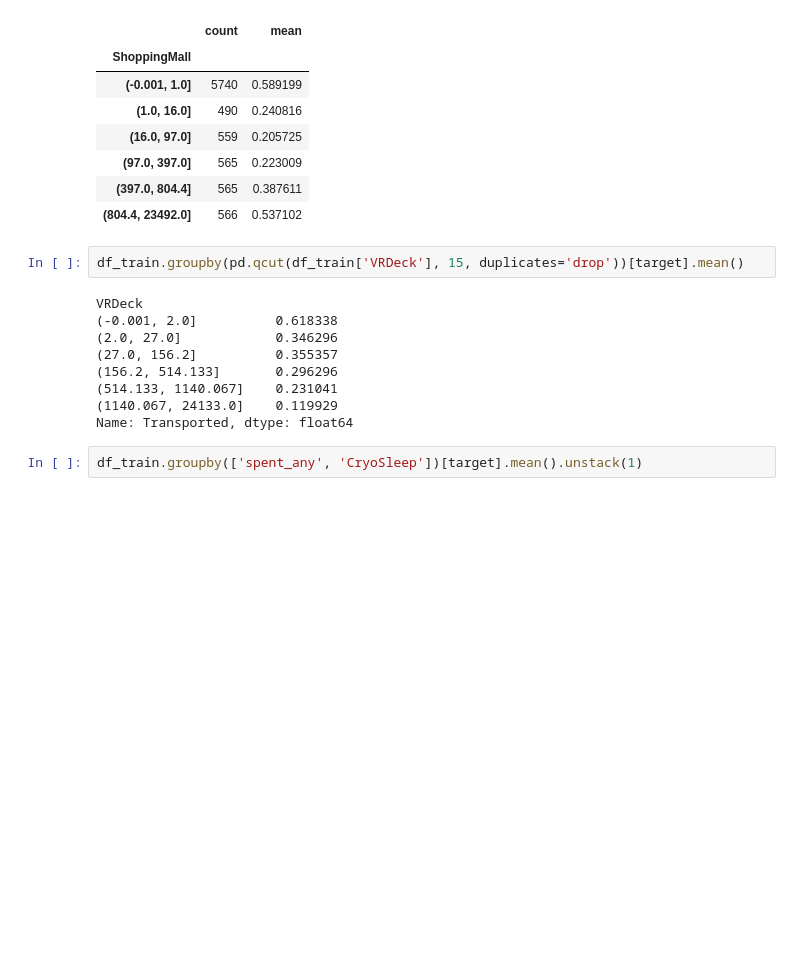
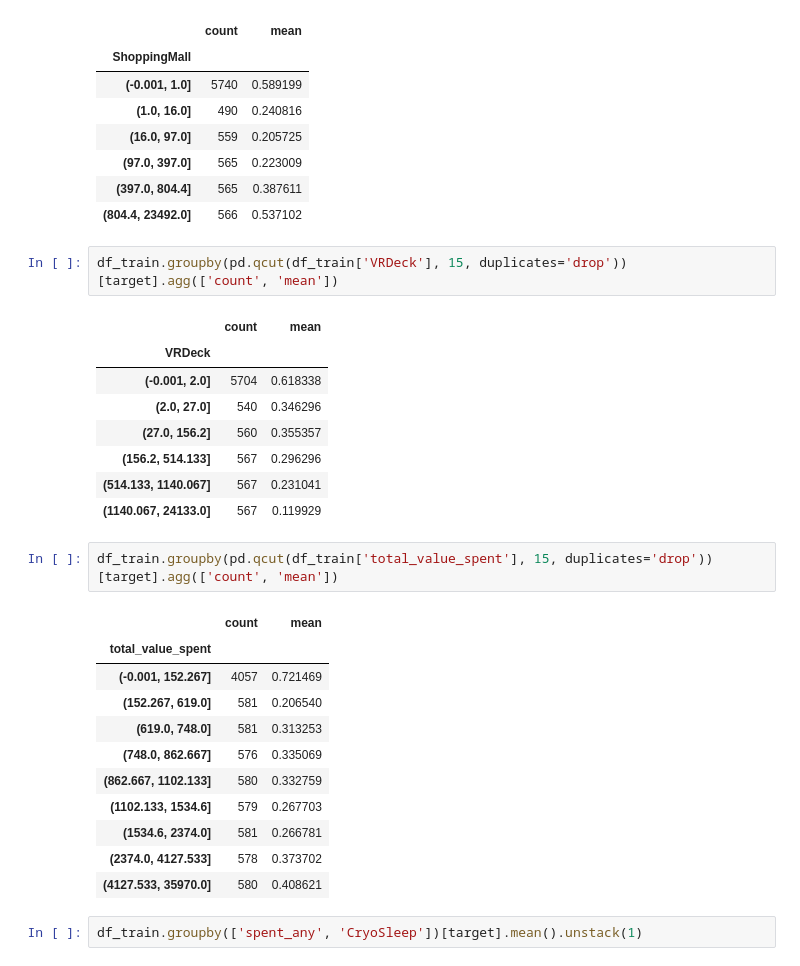
Before and after one commit to rodrigopzt/Kaggle-Competitions, a Jupyter notebook: Spaceship Titanic/spaceship_titanic.ipynb, the cells around one changed output. Saved outputs shown, nothing was run; the diff lists cells and outputs as text; blank space fills up the shorter version.

```diff
--- a/Spaceship Titanic/spaceship_titanic.ipynb
+++ b/Spaceship Titanic/spaceship_titanic.ipynb
@@ -169,16 +197,30 @@ df_train.groupby(pd.qcut(df_train['ShoppingMall'], 15, duplicates='drop'))[targe
 | (397.0, 804.4] | 565 | 0.387611 |
 | (804.4, 23492.0] | 566 | 0.537102 |
 # %%
-df_train.groupby(pd.qcut(df_train['VRDeck'], 15, duplicates='drop'))[target].mean()
+df_train.groupby(pd.qcut(df_train['VRDeck'], 15, duplicates='drop'))[target].agg(['count', 'mean'])
 # %% [output]
-VRDeck
-(-0.001, 2.0]          0.618338
-(2.0, 27.0]            0.346296
-(27.0, 156.2]          0.355357
-(156.2, 514.133]       0.296296
-(514.133, 1140.067]    0.231041
-(1140.067, 24133.0]    0.119929
-Name: Transported, dtype: float64
+|  | count | mean |
+| VRDeck |  |  |
+| (-0.001, 2.0] | 5704 | 0.618338 |
+| (2.0, 27.0] | 540 | 0.346296 |
+| (27.0, 156.2] | 560 | 0.355357 |
+| (156.2, 514.133] | 567 | 0.296296 |
+| (514.133, 1140.067] | 567 | 0.231041 |
+| (1140.067, 24133.0] | 567 | 0.119929 |
+# %%
+df_train.groupby(pd.qcut(df_train['total_value_spent'], 15, duplicates='drop'))[target].agg(['count', 'mean'])
+# %% [output]
+|  | count | mean |
+| total_value_spent |  |  |
+| (-0.001, 152.267] | 4057 | 0.721469 |
+| (152.267, 619.0] | 581 | 0.206540 |
+| (619.0, 748.0] | 581 | 0.313253 |
+| (748.0, 862.667] | 576 | 0.335069 |
+| (862.667, 1102.133] | 580 | 0.332759 |
+| (1102.133, 1534.6] | 579 | 0.267703 |
+| (1534.6, 2374.0] | 581 | 0.266781 |
+| (2374.0, 4127.533] | 578 | 0.373702 |
+| (4127.533, 35970.0] | 580 | 0.408621 |
 # %%
 df_train.groupby(['spent_any', 'CryoSleep'])[target].mean().unstack(1)
 # %% [output]
```
Also changed, not shown: parts of 42 cells of this notebook, 1 other file.
